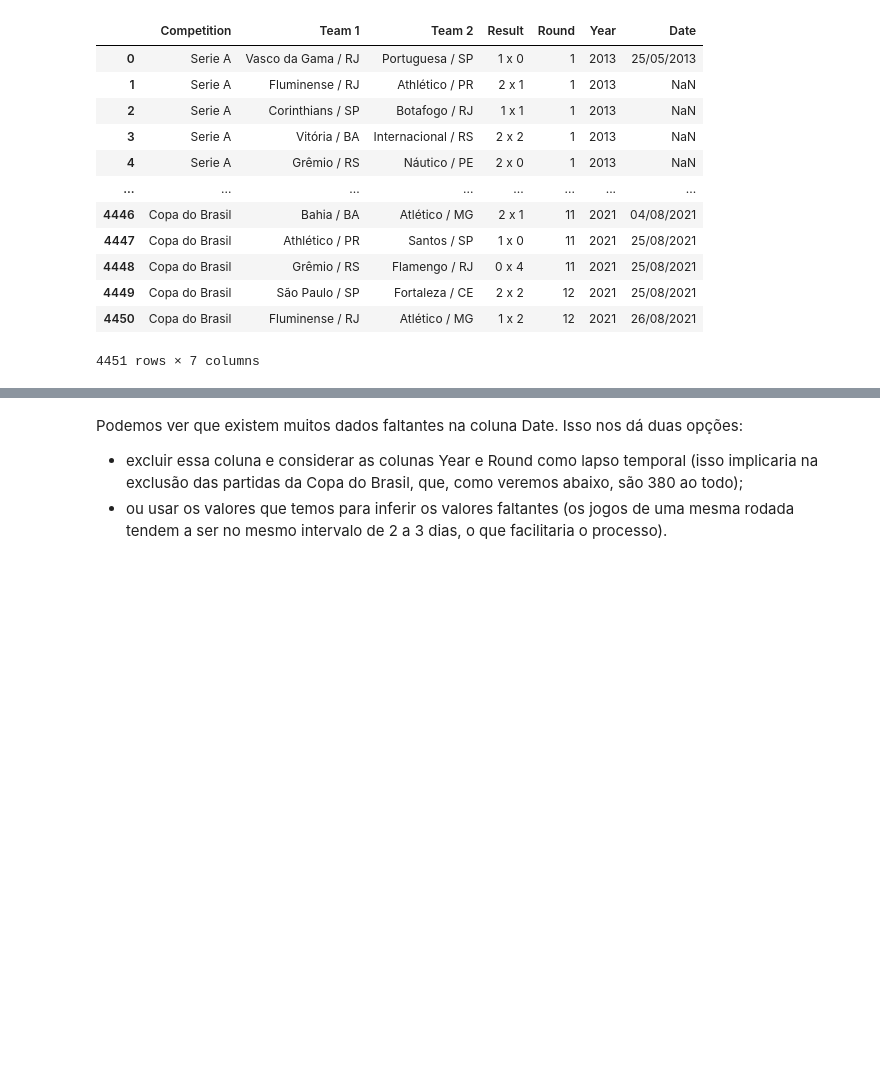
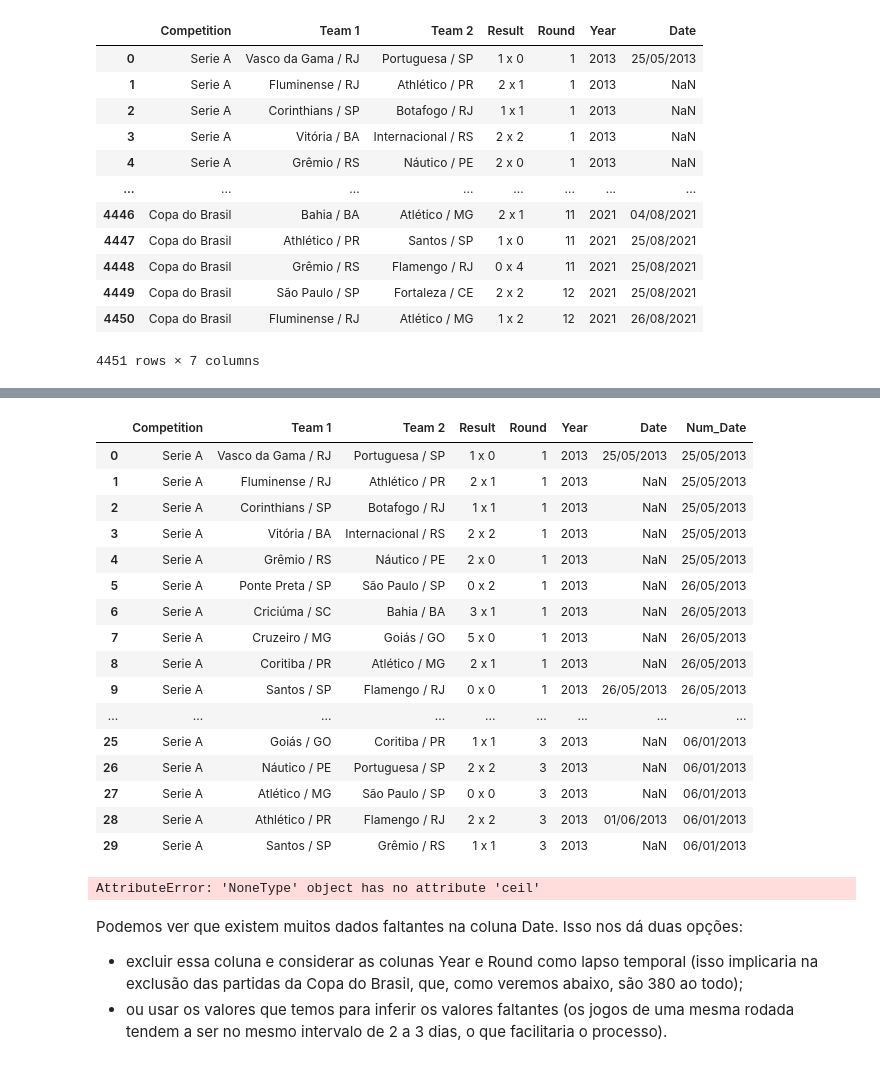
Before and after one commit to HannaRF/web-scraping, a Jupyter notebook: project.ipynb, the cells around one changed output, grey strips where cells are left out. Cells and saved outputs as stored; diff of their text form; code cells hidden in the pictures; blank space fills up the shorter version.

```diff
--- a/project.ipynb
+++ b/project.ipynb
@@ -252,3 +285,28 @@ df
+# %%
+df.head(30)
+# %% [output]
+|  | Competition | Team 1 | Team 2 | Result | Round | Year | Date | Num_Date |
+| 0 | Serie A | Vasco da Gama / RJ | Portuguesa / SP | 1 x 0 | 1 | 2013 | 25/05/2013 | 25/05/2013 |
+| 1 | Serie A | Fluminense / RJ | Athlético / PR | 2 x 1 | 1 | 2013 | NaN | 25/05/2013 |
+| 2 | Serie A | Corinthians / SP | Botafogo / RJ | 1 x 1 | 1 | 2013 | NaN | 25/05/2013 |
+| 3 | Serie A | Vitória / BA | Internacional / RS | 2 x 2 | 1 | 2013 | NaN | 25/05/2013 |
+| 4 | Serie A | Grêmio / RS | Náutico / PE | 2 x 0 | 1 | 2013 | NaN | 25/05/2013 |
+| 5 | Serie A | Ponte Preta / SP | São Paulo / SP | 0 x 2 | 1 | 2013 | NaN | 26/05/2013 |
+| 6 | Serie A | Criciúma / SC | Bahia / BA | 3 x 1 | 1 | 2013 | NaN | 26/05/2013 |
+| 7 | Serie A | Cruzeiro / MG | Goiás / GO | 5 x 0 | 1 | 2013 | NaN | 26/05/2013 |
+| 8 | Serie A | Coritiba / PR | Atlético / MG | 2 x 1 | 1 | 2013 | NaN | 26/05/2013 |
+| 9 | Serie A | Santos / SP | Flamengo / RJ | 0 x 0 | 1 | 2013 | 26/05/2013 | 26/05/2013 |
+| ... | ... | ... | ... | ... | ... | ... | ... | ... |
+| 25 | Serie A | Goiás / GO | Coritiba / PR | 1 x 1 | 3 | 2013 | NaN | 06/01/2013 |
+| 26 | Serie A | Náutico / PE | Portuguesa / SP | 2 x 2 | 3 | 2013 | NaN | 06/01/2013 |
+| 27 | Serie A | Atlético / MG | São Paulo / SP | 0 x 0 | 3 | 2013 | NaN | 06/01/2013 |
+| 28 | Serie A | Athlético / PR | Flamengo / RJ | 2 x 2 | 3 | 2013 | 01/06/2013 | 06/01/2013 |
+| 29 | Serie A | Santos / SP | Grêmio / RS | 1 x 1 | 3 | 2013 | NaN | 06/01/2013 |
+# %%
+df['Num_Date'].interpolate(inplace = True).
+df.head(10)
+# %% [output]
+AttributeError: 'NoneType' object has no attribute 'ceil'
 # %% [markdown]
 Podemos ver que existem muitos dados faltantes na coluna Date. Isso nos dá duas opções:
 
```
Also changed, not shown: parts of 4 cells of this notebook.
